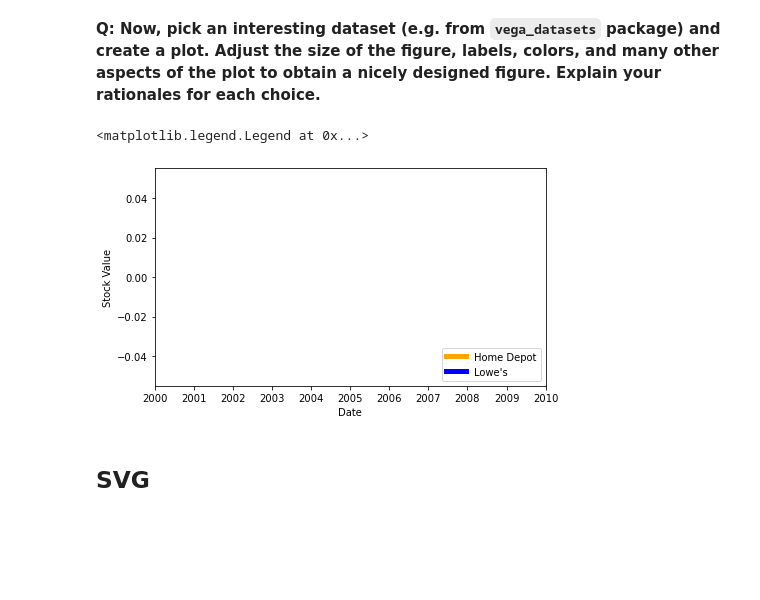
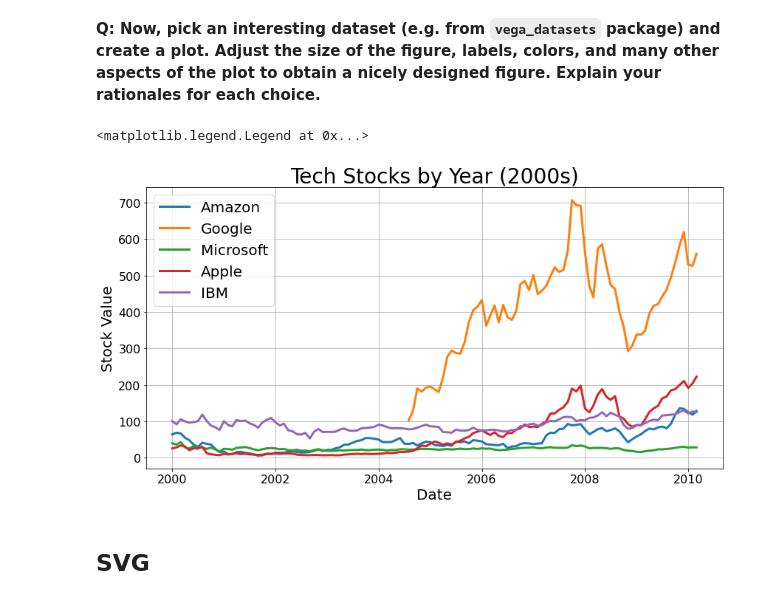
Before and after one commit to berryscottr/DataVisualization, a Jupyter notebook: lab05.ipynb, the cells around one changed output. Cells and saved outputs as stored; diff of their text form; code cells hidden in the pictures; blank space fills up the shorter version.

```diff
--- a/lab05.ipynb
+++ b/lab05.ipynb
@@ -320,19 +318,37 @@ plt.legend(loc='lower left')
 For more information, take a look at this excellent tutorial: https://www.labri.fr/perso/nrougier/teaching/matplotlib/matplotlib.html
 # %% [markdown]
 **Q: Now, pick an interesting dataset (e.g. from `vega_datasets` package) and create a plot. Adjust the size of the figure, labels, colors, and many other aspects of the plot to obtain a nicely designed figure. Explain your rationales for each choice.**
-# %%
-from vega_datasets import local_data
-df = local_data.stocks()
-
-plt.figure(figsize=(7,4))
-plt.xlabel('Date')
-plt.ylabel("Stock Value")
-plt.plot(df[df.symbol == 'HD'].date, df[df.symbol == 'HD'].price, color='orange', linewidth=5, label="Home Depot")
-plt.plot(df[df.symbol == 'LOW'].date, df[df.symbol == 'LOW'].price, color='blue', linewidth=5, label="Lowe's")
-plt.legend(loc='lower right')
-# %% [output]
-<matplotlib.legend.Legend at 0x...>
-[figure, removed]
+# %%
+from vega_datasets import local_data
+
+df = local_data.stocks()
+
+# This size was the intuitive size for the plot after trial and error
+plt.figure(figsize=(14, 7))
+# Grid helps a user track year and price point when far away from axes
+plt.grid(True)
+# Title, large and visible
+plt.title("Tech Stocks by Year (2000s)", fontsize=28)
+# Labels, legible
+plt.xlabel("Date", fontsize=20)
+plt.ylabel("Stock Value", fontsize=20)
+# Ticks, smallest but still legible
+# I would prefer to have every year as a tick, but the timestamps were difficult to manage
+plt.xticks(fontsize=16)
+plt.yticks(fontsize=16)
+# line width 3 allows for easy ability to follow the line
+plt.plot(df[df.symbol == 'AMZN'].date, df[df.symbol == 'AMZN'].price, linewidth=3, label="Amazon")
+plt.plot(df[df.symbol == 'GOOG'].date, df[df.symbol == 'GOOG'].price, linewidth=3, label="Google")
+plt.plot(df[df.symbol == 'MSFT'].date, df[df.symbol == 'MSFT'].price, linewidth=3, label="Microsoft")
+plt.plot(df[df.symbol == 'AAPL'].date, df[df.symbol == 'AAPL'].price, linewidth=3, label="Apple")
+plt.plot(df[df.symbol == 'IBM'].date, df[df.symbol == 'IBM'].price, linewidth=3, label="IBM")
+# I work in dark mode as the night owl I am and prefer a style that looks good on a dark background
+plt.style.use('seaborn-dark-palette')
+# The legend should be where the lines are not as well as being easily legible without stealing attention
+plt.legend(loc='upper left', prop={'size': 20})
+# %% [output]
+<matplotlib.legend.Legend at 0x...>
+[figure, added]
 # %% [markdown]
 ## SVG
 # %% [markdown]
```
Also changed, not shown: parts of 5 cells of this notebook, 1 other file.
